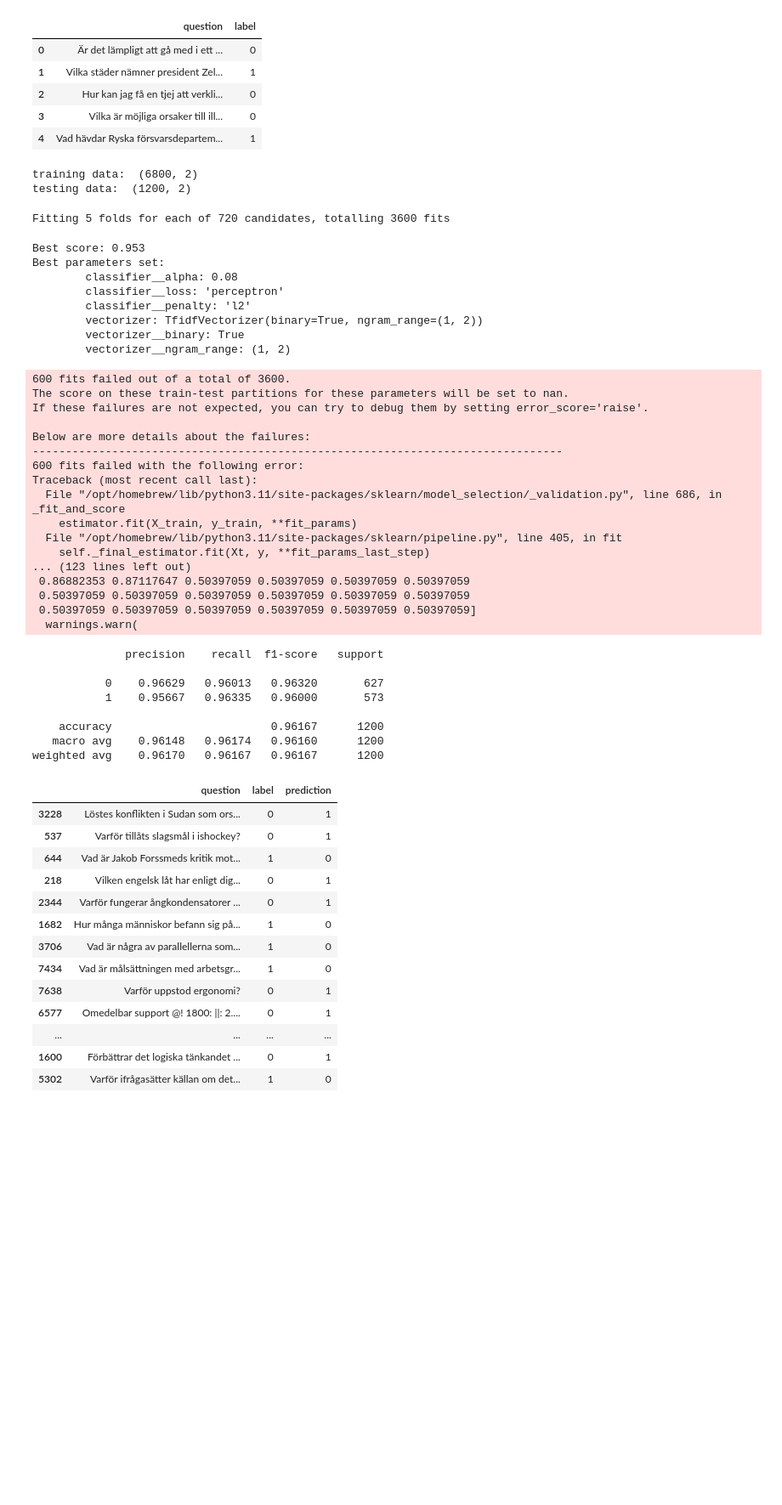
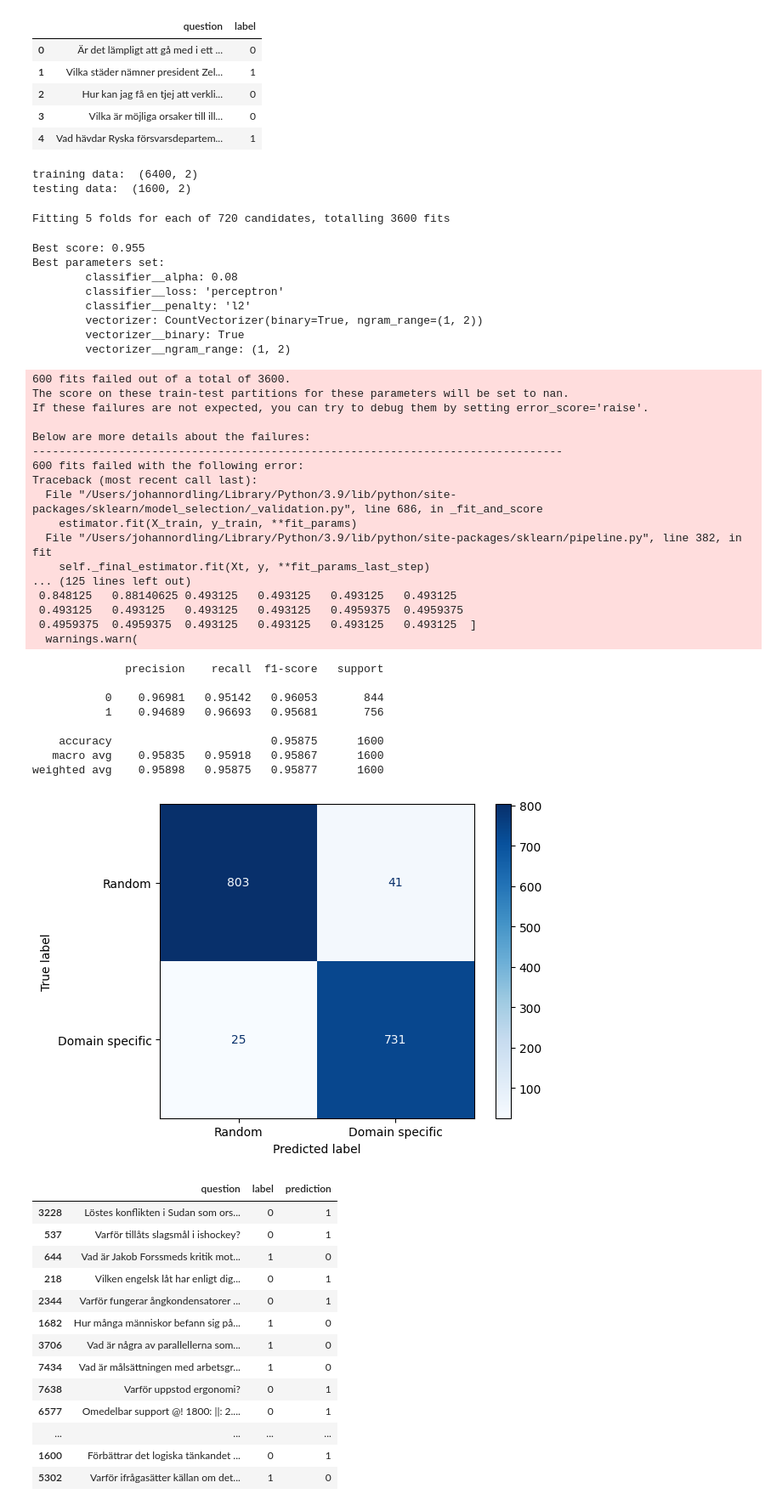
Before and after one commit to johannordling/tdde16_project, a Jupyter notebook: method/baseline/baseline.ipynb, the cells around one changed output. Shown: that part at 85% size. Saved outputs shown, nothing was run; the diff lists cells and outputs as text; code cells hidden in the pictures; blank space fills up the shorter version.

```diff
--- a/method/baseline/baseline.ipynb
+++ b/method/baseline/baseline.ipynb
@@ -13,20 +21,20 @@ data.head()
 | 4 | Vad hävdar Ryska försvarsdepartem... | 1 |
 # %%
 # Divide the data into train and test
-training_data, test_data = sklearn.model_selection.train_test_split(data, test_size = 0.2, random_state = 1)
+training_data, test_data = train_test_split(data, test_size = 0.2, random_state = 1)
 print("training data: ", training_data.shape)
 print("testing data: ", test_data.shape)
 # %% [output]
-training data:  (6800, 2)
-testing data:  (1200, 2)
+training data:  (6400, 2)
+testing data:  (1600, 2)
 # %%
-pipeline = sklearn.pipeline.Pipeline([
-    ('vectorizer', sklearn.feature_extraction.text.CountVectorizer()),
-    ('classifier', sklearn.linear_model.SGDClassifier(random_state=1, max_iter=3000))
+pipeline = Pipeline([
+    ('vectorizer', CountVectorizer()),
+    ('classifier', SGDClassifier(random_state=1, max_iter=3000))
 ])
 
 parameters = {
-    'vectorizer': [sklearn.feature_extraction.text.CountVectorizer(), sklearn.feature_extraction.text.TfidfVectorizer()],
+    'vectorizer': [CountVectorizer(), TfidfVectorizer()],
     'vectorizer__binary': [False, True],
     'vectorizer__ngram_range': [(1, 1), (1, 2)],
     'classifier__alpha': [0.05, 0.08, 0.1, 0.3, 0,5],
@@ -34,7 +42,7 @@ parameters = {
     'classifier__loss': ['hinge', 'log_loss', 'modified_huber', 'squared_hinge', 'perceptron'],
 }
 
-grid_search = sklearn.model_selection.GridSearchCV(pipeline, parameters, cv = 5, n_jobs = -1, verbose = 1)
+grid_search = GridSearchCV(pipeline, parameters, cv = 5, n_jobs = -1, verbose = 1)
 grid_search.fit(training_data['question'], training_data['label'])
 
 print("Best score: %0.3f" % grid_search.best_score_)
@@ -44,12 +52,12 @@ for param_name in sorted(parameters.keys()):
     print("\t%s: %r" % (param_name, best_parameters[param_name]))
 # %% [output]
 Fitting 5 folds for each of 720 candidates, totalling 3600 fits
-Best score: 0.953
+Best score: 0.955
 Best parameters set:
         classifier__alpha: 0.08
         classifier__loss: 'perceptron'
         classifier__penalty: 'l2'
-        vectorizer: TfidfVectorizer(binary=True, ngram_range=(1, 2))
+        vectorizer: CountVectorizer(binary=True, ngram_range=(1, 2))
         vectorizer__binary: True
         vectorizer__ngram_range: (1, 2)
 600 fits failed out of a total of 3600.
@@ -60,14 +68,14 @@ Below are more details about the failures:
 --------------------------------------------------------------------------------
 600 fits failed with the following error:
 Traceback (most recent call last):
-  File "/opt/homebrew/lib/python3.11/site-packages/sklearn/model_selection/_validation.py", line 686, in _fit_and_score
+  File "/Users/johannordling/Library/Python/3.9/lib/python/site-packages/sklearn/model_selection/_validation.py", line 686, in _fit_and_score
     estimator.fit(X_train, y_train, **fit_params)
-  File "/opt/homebrew/lib/python3.11/site-packages/sklearn/pipeline.py", line 405, in fit
+  File "/Users/johannordling/Library/Python/3.9/lib/python/site-packages/sklearn/pipeline.py", line 382, in fit
     self._final_estimator.fit(Xt, y, **fit_params_last_step)
-... (123 lines left out)
- 0.86882353 0.87117647 0.50397059 0.50397059 0.50397059 0.50397059
- 0.50397059 0.50397059 0.50397059 0.50397059 0.50397059 0.50397059
- 0.50397059 0.50397059 0.50397059 0.50397059 0.50397059 0.50397059]
+... (125 lines left out)
+ 0.848125   0.88140625 0.493125   0.493125   0.493125   0.493125
+ 0.493125   0.493125   0.493125   0.493125   0.4959375  0.4959375
+ 0.4959375  0.4959375  0.493125   0.493125   0.493125   0.493125  ]
   warnings.warn(
 # %%
 pipelineBestParams = sklearn.pipeline.Pipeline([
@@ -77,18 +85,25 @@ pipelineBestParams = sklearn.pipeline.Pipeline([
 
 pipelineBestParams.fit(training_data['question'], training_data['label'])
 predictions = pipelineBestParams.predict(test_data['question'])
-
-report = sklearn.metrics.classification_report(test_data['label'], predictions, digits=5)
-print(report)
-# %% [output]
-              precision    recall  f1-score   support
-
-           0    0.96629   0.96013   0.96320       627
-           1    0.95667   0.96335   0.96000       573
-
-    accuracy                        0.96167      1200
-   macro avg    0.96148   0.96174   0.96160      1200
-weighted avg    0.96170   0.96167   0.96167      1200
+# %%
+report = sklearn.metrics.classification_report(test_data['label'], predictions, digits=5)
+print(report)
+
+# Create and display a graphical confusion matrix
+cm = confusion_matrix(test_data['label'], predictions)
+cm_display = ConfusionMatrixDisplay(cm, display_labels=['Random', 'Domain specific'])
+cm_display.plot(cmap=plt.cm.Blues)
+plt.show()
+# %% [output]
+              precision    recall  f1-score   support
+
+           0    0.96981   0.95142   0.96053       844
+           1    0.94689   0.96693   0.95681       756
+
+    accuracy                        0.95875      1600
+   macro avg    0.95835   0.95918   0.95867      1600
+weighted avg    0.95898   0.95875   0.95877      1600
+[figure, added]
 # %%
 # Show the questions that were misclassified
 # Prevent truncation of text
```
Also changed, not shown: parts of 2 cells of this notebook, 7 other files.
